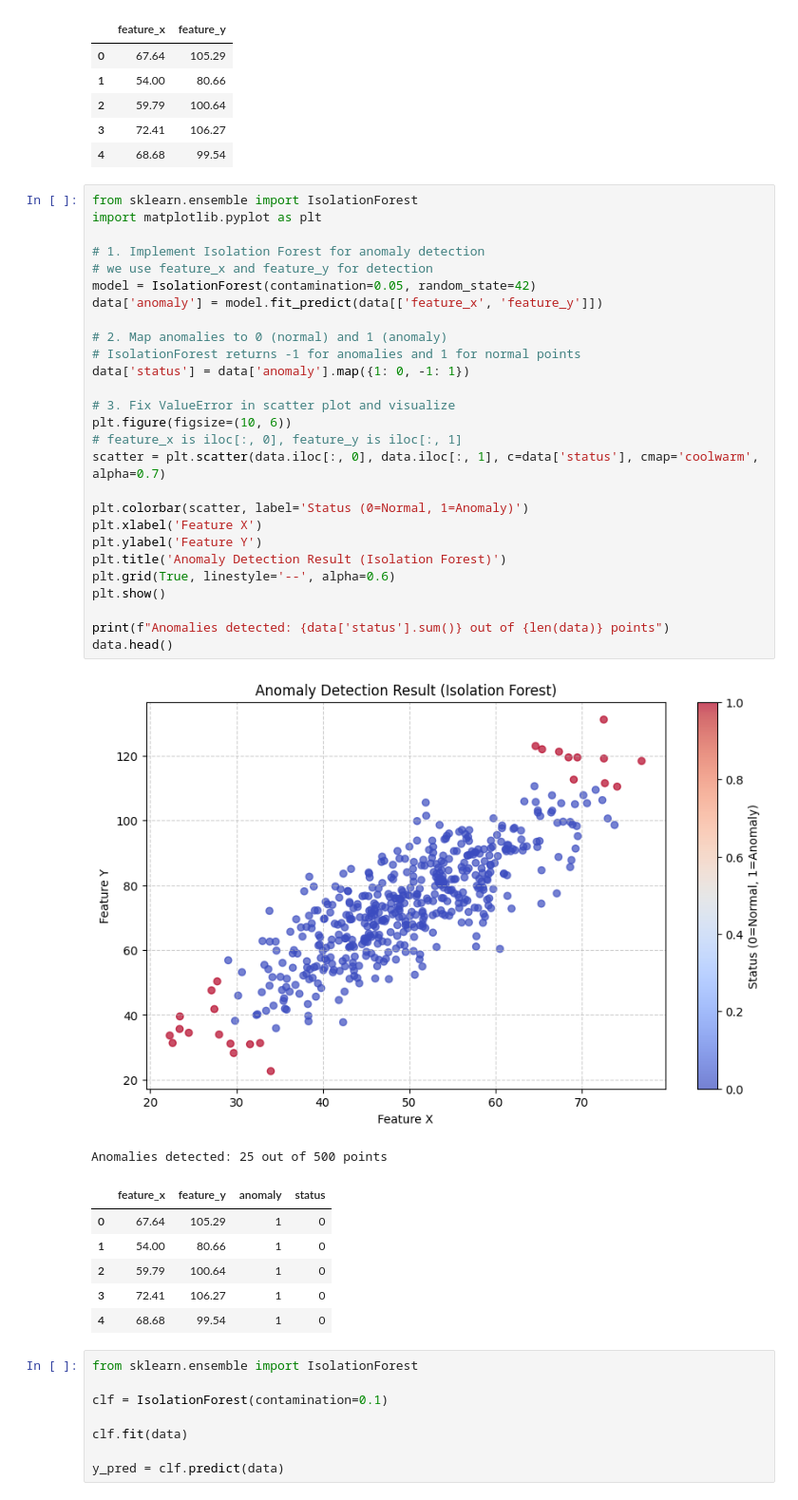
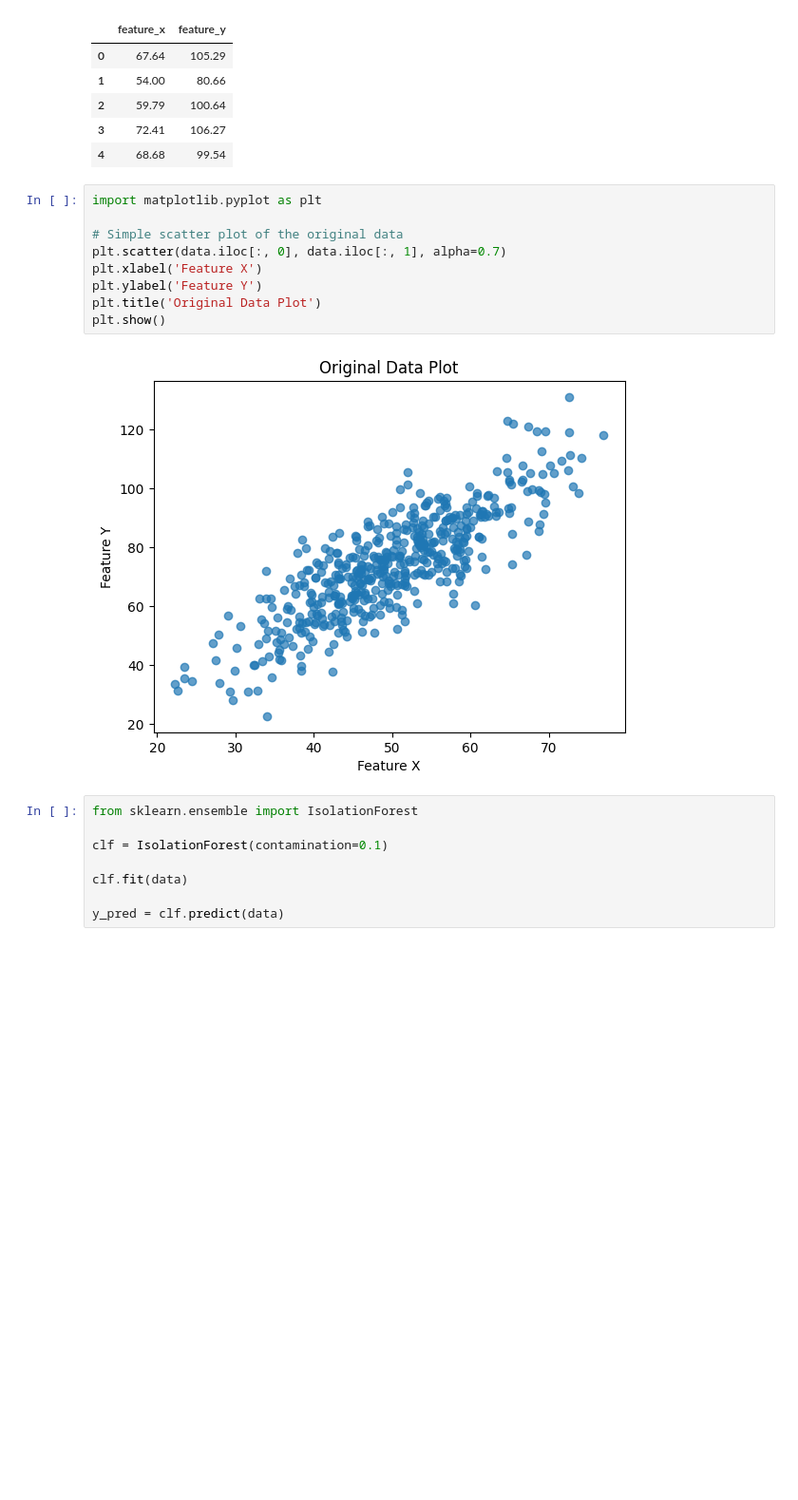
Before and after one commit to senthilkumaranT/anamoly-Detection-, a Jupyter notebook: note_book.ipynb, the cells around one changed output. Shown at 95% size. Saved outputs shown, nothing was run; the diff lists cells and outputs as text; blank space fills up the shorter version.

```diff
--- a/note_book.ipynb
+++ b/note_book.ipynb
@@ -34,41 +34,16 @@ data.head()
 | 3 | 72.41 | 106.27 |
 | 4 | 68.68 | 99.54 |
 # %%
-from sklearn.ensemble import IsolationForest
 import matplotlib.pyplot as plt
 
-# 1. Implement Isolation Forest for anomaly detection
-# we use feature_x and feature_y for detection
-model = IsolationForest(contamination=0.05, random_state=42)
-data['anomaly'] = model.fit_predict(data[['feature_x', 'feature_y']])
-
-# 2. Map anomalies to 0 (normal) and 1 (anomaly)
-# IsolationForest returns -1 for anomalies and 1 for normal points
-data['status'] = data['anomaly'].map({1: 0, -1: 1})
-
-# 3. Fix ValueError in scatter plot and visualize
-plt.figure(figsize=(10, 6))
-# feature_x is iloc[:, 0], feature_y is iloc[:, 1]
-scatter = plt.scatter(data.iloc[:, 0], data.iloc[:, 1], c=data['status'], cmap='coolwarm', alpha=0.7)
-
-plt.colorbar(scatter, label='Status (0=Normal, 1=Anomaly)')
+# Simple scatter plot of the original data
+plt.scatter(data.iloc[:, 0], data.iloc[:, 1], alpha=0.7)
 plt.xlabel('Feature X')
 plt.ylabel('Feature Y')
-plt.title('Anomaly Detection Result (Isolation Forest)')
-plt.grid(True, linestyle='--', alpha=0.6)
+plt.title('Original Data Plot')
 plt.show()
-
-print(f"Anomalies detected: {data['status'].sum()} out of {len(data)} points")
-data.head()
 # %% [output]
-[figure, old version]
+[figure, new version]
-Anomalies detected: 25 out of 500 points
-|  | feature_x | feature_y | anomaly | status |
-| 0 | 67.64 | 105.29 | 1 | 0 |
-| 1 | 54.00 | 80.66 | 1 | 0 |
-| 2 | 59.79 | 100.64 | 1 | 0 |
-| 3 | 72.41 | 106.27 | 1 | 0 |
-| 4 | 68.68 | 99.54 | 1 | 0 |
 # %%
 from sklearn.ensemble import IsolationForest
 
```
Also changed, not shown: parts of 3 cells of this notebook.
